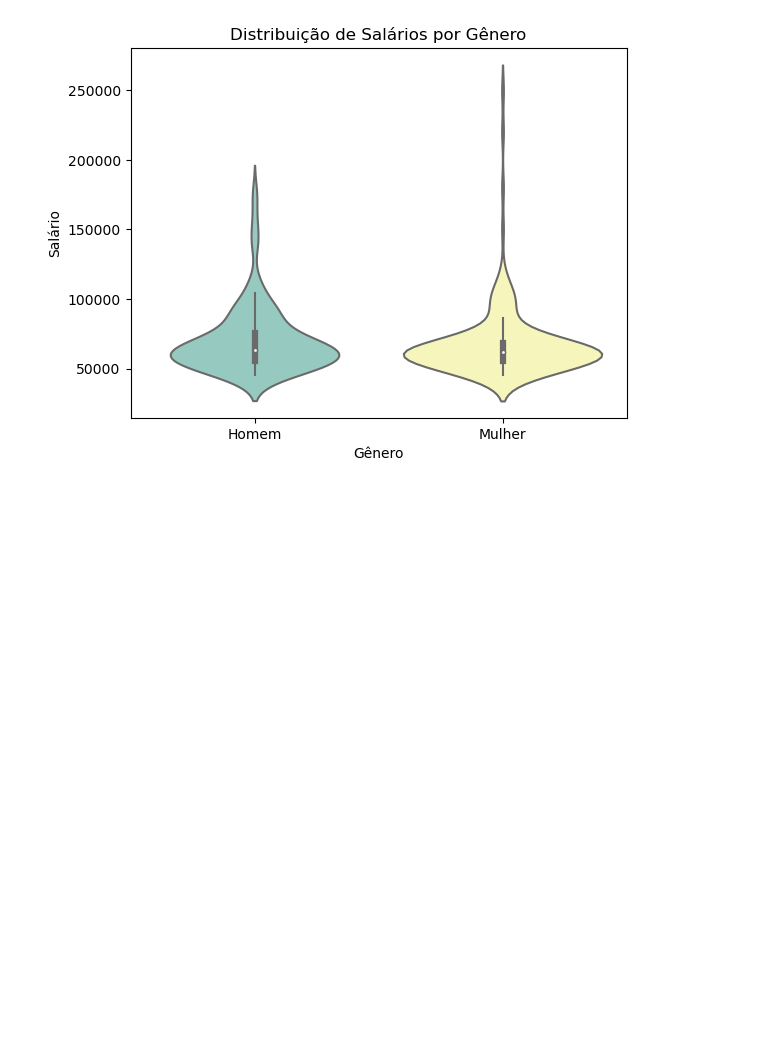
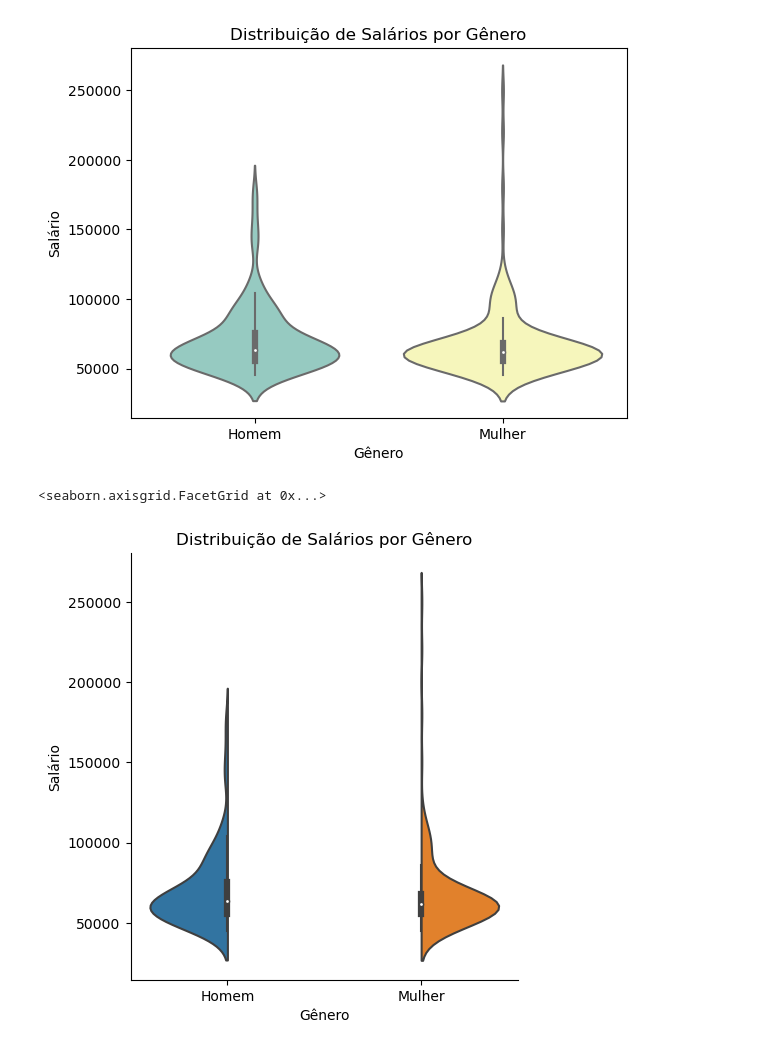
Before and after one commit to gspadilha/Coderhouse_DataScience_T45735, a Jupyter notebook: Aula10_Visualização_GuilhermePadilha.ipynb, the cells around one changed output. Saved outputs shown, nothing was run; the diff lists cells and outputs as text; code cells hidden in the pictures; blank space fills up the shorter version.

```diff
--- a/Aula10_Visualização_GuilhermePadilha.ipynb
+++ b/Aula10_Visualização_GuilhermePadilha.ipynb
@@ -72,3 +65,11 @@ plt.title('Distribuição de Salários por Gênero')
+# %%
+# 3. fazer um gráfico de violino com salários, discriminados por gênero USANDO SEABORN
+ax = sns.catplot(data=df, kind='violin', x='Sexo', y='Salary', hue='Sexo', split=True)
+
+ax.set(xlabel='Gênero', ylabel='Salário', title='Distribuição de Salários por Gênero')
+# %% [output]
+<seaborn.axisgrid.FacetGrid at 0x...>
+[figure, added]
 # %%
 # Converta a coluna 'dateOfHire' para o formato de data
 df['DateofHire'] = pd.to_datetime(df['DateofHire'])
```
Also changed, not shown: parts of 2 cells of this notebook, 3 other files.
